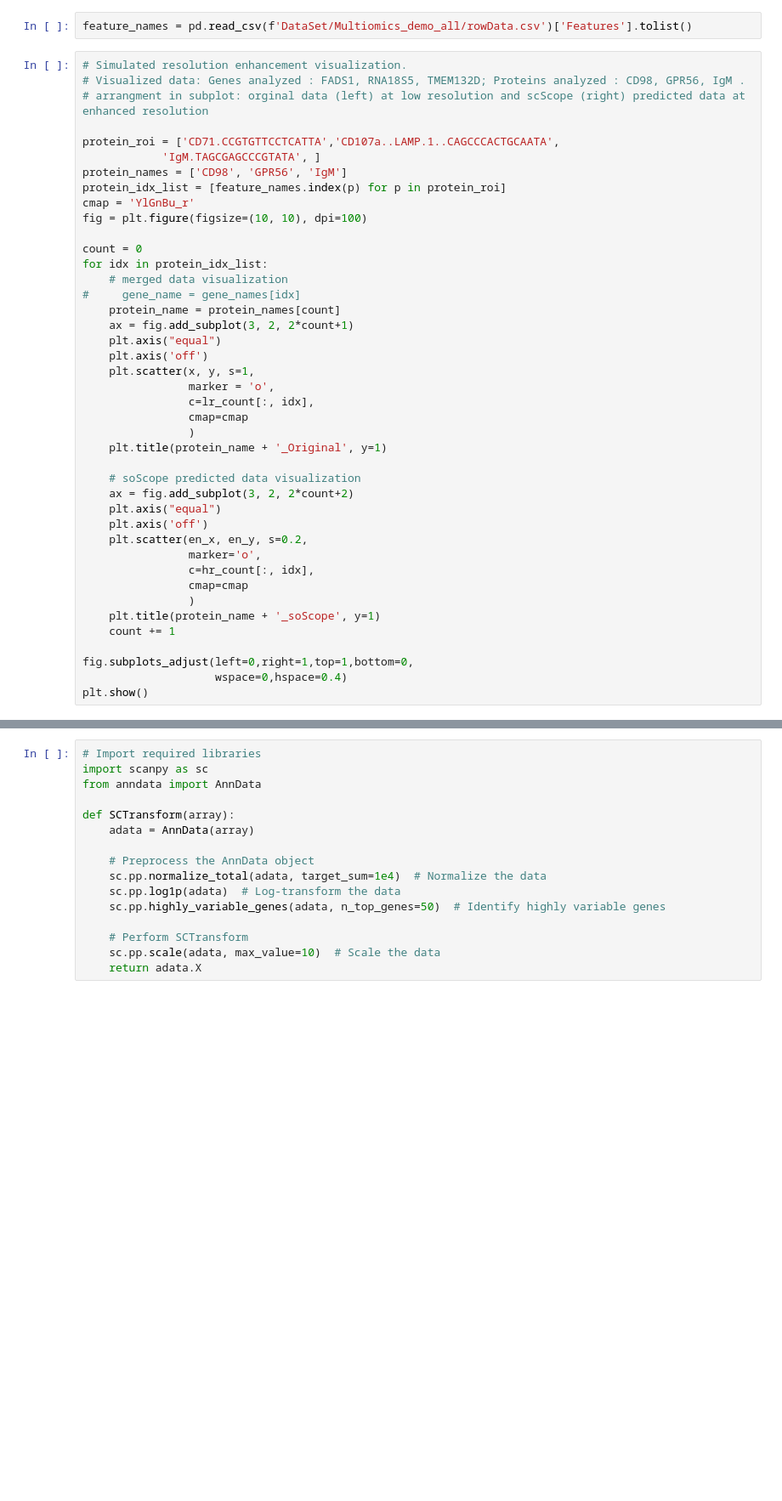
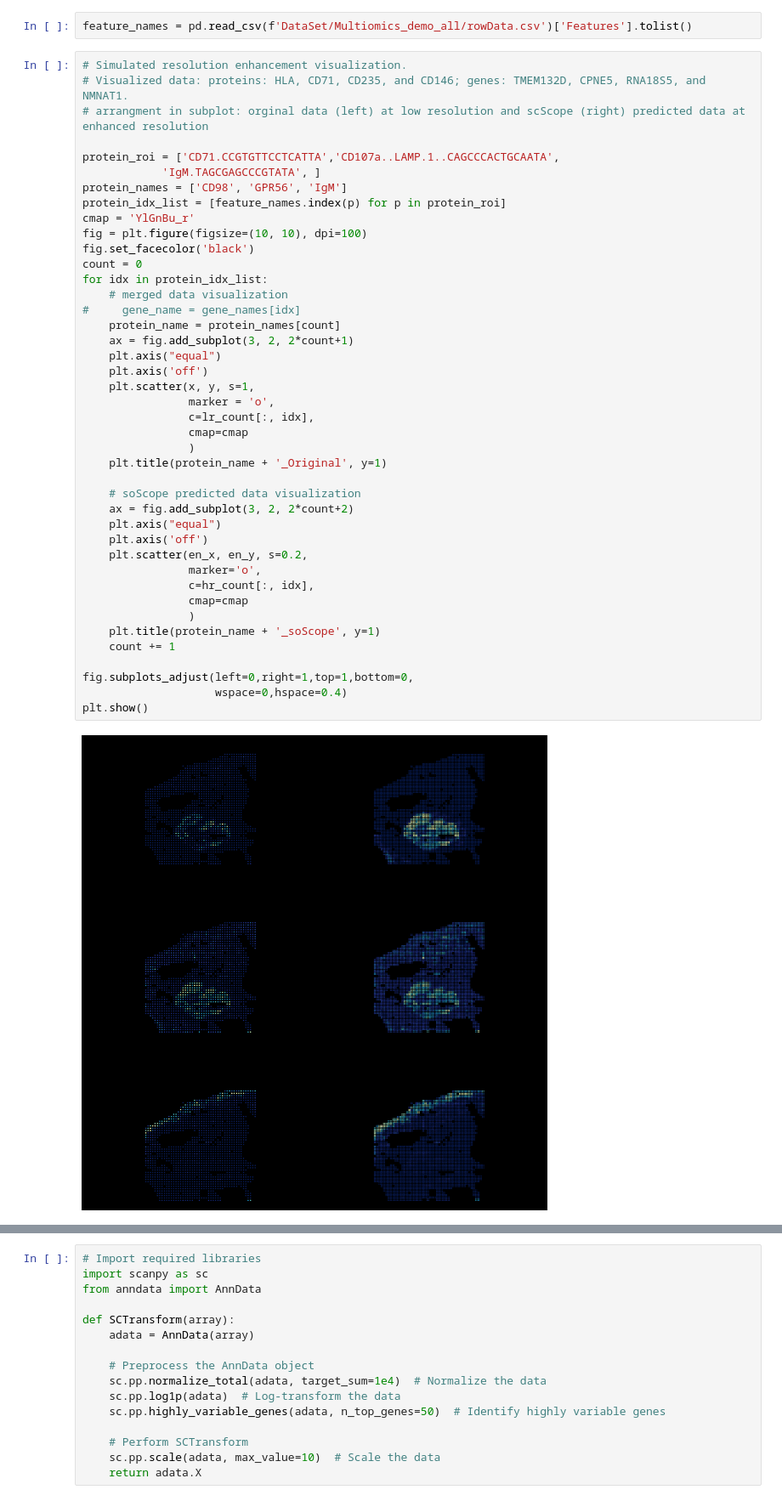
Before and after one commit to deng-ai-lab/soScope, a Jupyter notebook: soScope_demo/soScope_demo_Multiomics.ipynb, the cells around one changed output, grey strips where cells are left out. Shown at 85% size. Drawn from its saved outputs; the diff is of its cells as text; blank space fills up the shorter version.

```diff
--- a/soScope_demo/soScope_demo_Multiomics.ipynb
+++ b/soScope_demo/soScope_demo_Multiomics.ipynb
@@ -118,7 +119,7 @@ hr_count = np.load(f'DataSet/Multiomics_demo_all/infer_subspot.npy')
 feature_names = pd.read_csv(f'DataSet/Multiomics_demo_all/rowData.csv')['Features'].tolist()
 # %%
 # Simulated resolution enhancement visualization.
-# Visualized data: Genes analyzed : FADS1, RNA18S5, TMEM132D; Proteins analyzed : CD98, GPR56, IgM .
+# Visualized data: proteins: HLA, CD71, CD235, and CD146; genes: TMEM132D, CPNE5, RNA18S5, and NMNAT1.
 # arrangment in subplot: orginal data (left) at low resolution and scScope (right) predicted data at enhanced resolution
 
 protein_roi = ['CD71.CCGTGTTCCTCATTA','CD107a..LAMP.1..CAGCCCACTGCAATA',
@@ -127,37 +128,39 @@ protein_names = ['CD98', 'GPR56', 'IgM']
 protein_idx_list = [feature_names.index(p) for p in protein_roi]
 cmap = 'YlGnBu_r'
 fig = plt.figure(figsize=(10, 10), dpi=100)
-
+fig.set_facecolor('black')
 count = 0
 for idx in protein_idx_list:
     # merged data visualization
 #     gene_name = gene_names[idx]
     protein_name = protein_names[count]
     ax = fig.add_subplot(3, 2, 2*count+1)
     plt.axis("equal")
     plt.axis('off')
     plt.scatter(x, y, s=1,
                 marker = 'o',
                 c=lr_count[:, idx],
                 cmap=cmap
                 )
     plt.title(protein_name + '_Original', y=1)
 
     # soScope predicted data visualization
     ax = fig.add_subplot(3, 2, 2*count+2)
     plt.axis("equal")
     plt.axis('off')
     plt.scatter(en_x, en_y, s=0.2,
                 marker='o',
                 c=hr_count[:, idx],
                 cmap=cmap
                 )
     plt.title(protein_name + '_soScope', y=1)
     count += 1
 
 fig.subplots_adjust(left=0,right=1,top=1,bottom=0,
                     wspace=0,hspace=0.4)
 plt.show()
+# %% [output]
+[figure, added]
 # %%
 gene_roi = ['FADS1', 'RNA18S5', 'TMEM132D']
 gene_idx_list = [feature_names.index(g) for g in gene_roi]
```
Also changed, not shown: parts of 7 cells of this notebook, 3 other files.
